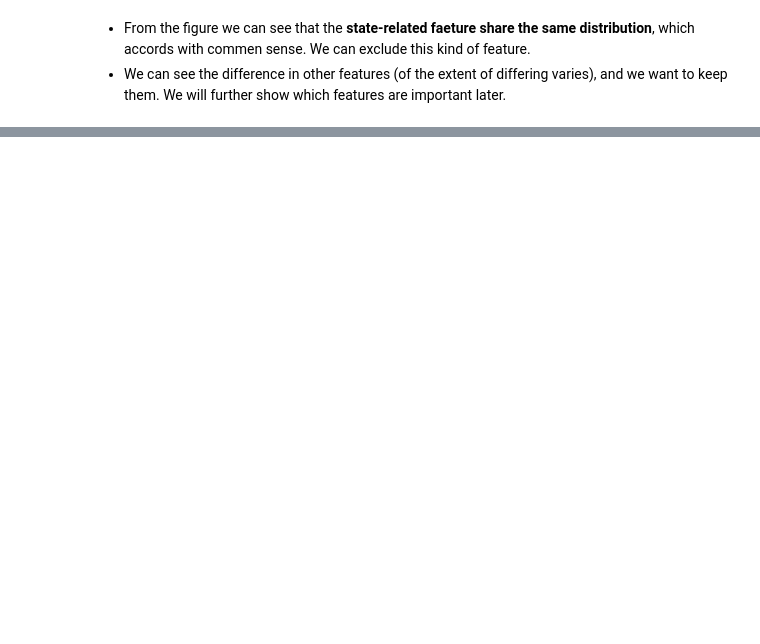
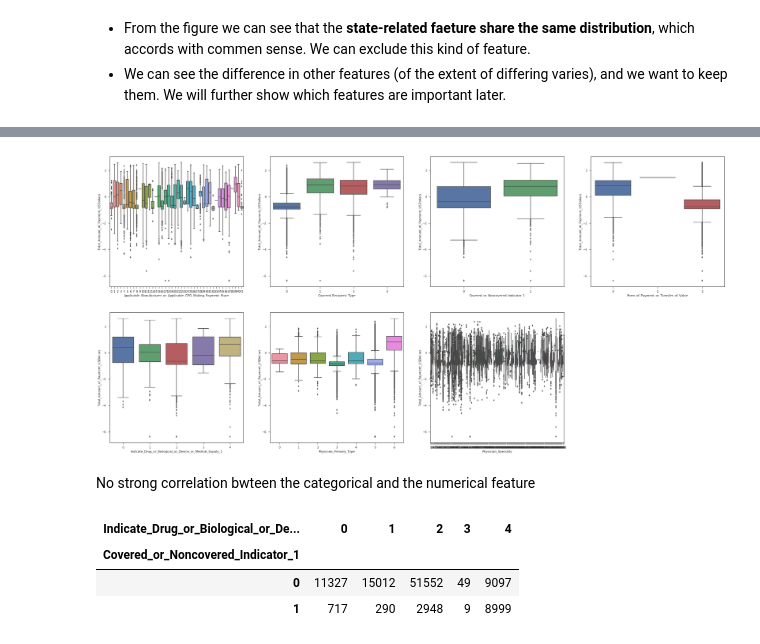
Before and after one commit to ZhaobinMo/COMS-W4995-Applied-ML, a Jupyter notebook: HW3/HW3.ipynb, the cells around one changed output, grey strips where cells are left out. Saved outputs shown, nothing was run; the diff lists cells and outputs as text; code cells hidden in the pictures; blank space fills up the shorter version.

```diff
--- a/HW3/HW3.ipynb
+++ b/HW3/HW3.ipynb
@@ -281,0 +330,33 @@ g = sns.pairplot(XY)
+# %%
+cat_feature = ['Covered_Recipient_Type',
+                'Covered_or_Noncovered_Indicator_1',
+                'Indicate_Drug_or_Biological_or_Device_or_Medical_Supply_1',
+                'Physician_Primary_Type',
+                'Physician_Specialty',
+                'Product_Category_or_Therapeutic_Area_1',
+                'Related_Product_Indicator',
+                'Form_of_Payment_or_Transfer_of_Value']
+# %%
+XY_cat = XY[cat_feature]
+XY_cat = XY_cat.drop('Form_of_Payment_or_Transfer_of_Value', axis = 1)
+
+# plot
+n_cat = XY_cat.shape[1]
+plt.figure(figsize=(40,40))
+for i in range(n_cat):
+    plt.subplot(4,4,i+1)
+    ax = sns.boxplot(x=cat_col[i],
+                 y="Total_Amount_of_Payment_USDollars",
+                 data=XY) # only ONE element in this cate.
+# %% [output]
+[figure, added]
+# %% [markdown]
+No strong correlation bwteen the categorical and the numerical feature
+# %%
+pd.crosstab(XY.Covered_or_Noncovered_Indicator_1,
+           XY.Indicate_Drug_or_Biological_or_Device_or_Medical_Supply_1)
+# %% [output]
+| Indicate_Drug_or_Biological_or_De... | 0 | 1 | 2 | 3 | 4 |
+| Covered_or_Noncovered_Indicator_1 |  |  |  |  |  |
+| 0 | 11327 | 15012 | 51552 | 49 | 9097 |
+| 1 | 717 | 290 | 2948 | 9 | 8999 |
```
Also changed, not shown: parts of 23 cells of this notebook.
